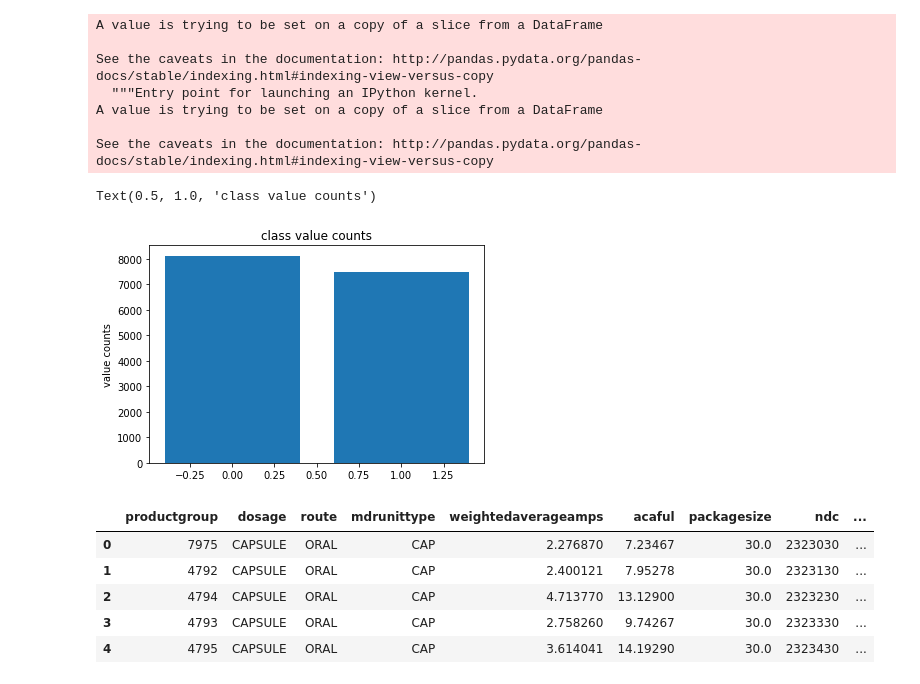
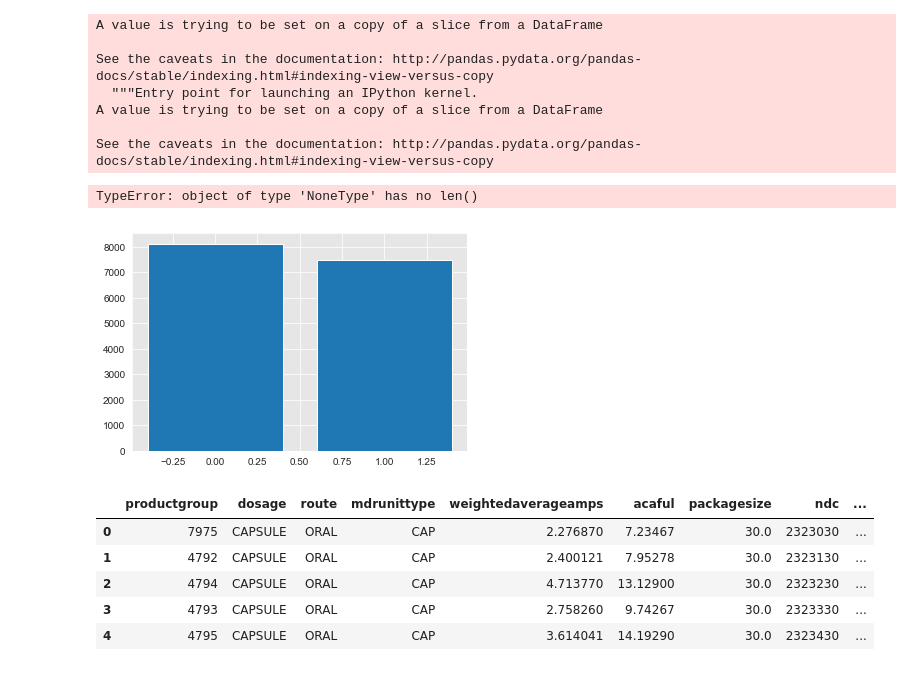
Before and after one commit to jjacisin/Mod_3_Project, a Jupyter notebook: Mod_3_Working_Notebook.ipynb, the cells around one changed output. Cells and saved outputs as stored; diff of their text form; code cells hidden in the pictures.

Commit message:
updated overall class chart and coefficients table

```diff
--- a/Mod_3_Working_Notebook.ipynb
+++ b/Mod_3_Working_Notebook.ipynb
@@ -325,12 +325,13 @@ See the caveats in the documentation: http://pandas.pydata.org/pandas-docs/stabl
 # %%
 classification = df4.multipliergreaterthan175percento.value_counts()
 df4_class = classification.rename_axis('class').reset_index(name='counts')
 plt.bar(df4_class['class'],df4_class['counts'])
-plt.ylabel('value counts')
-plt.title('class value counts')
+plt.yticks()
+plt.ylabel('Classification Counts')
+plt.title('Classifications')
 # %% [output]
-Text(0.5, 1.0, 'class value counts')
+TypeError: object of type 'NoneType' has no len()
-[figure, old version]
+[figure, new version]
 # %%
 df4.head()
 # %% [output]
```
Also changed, not shown: parts of 4 cells of this notebook.
